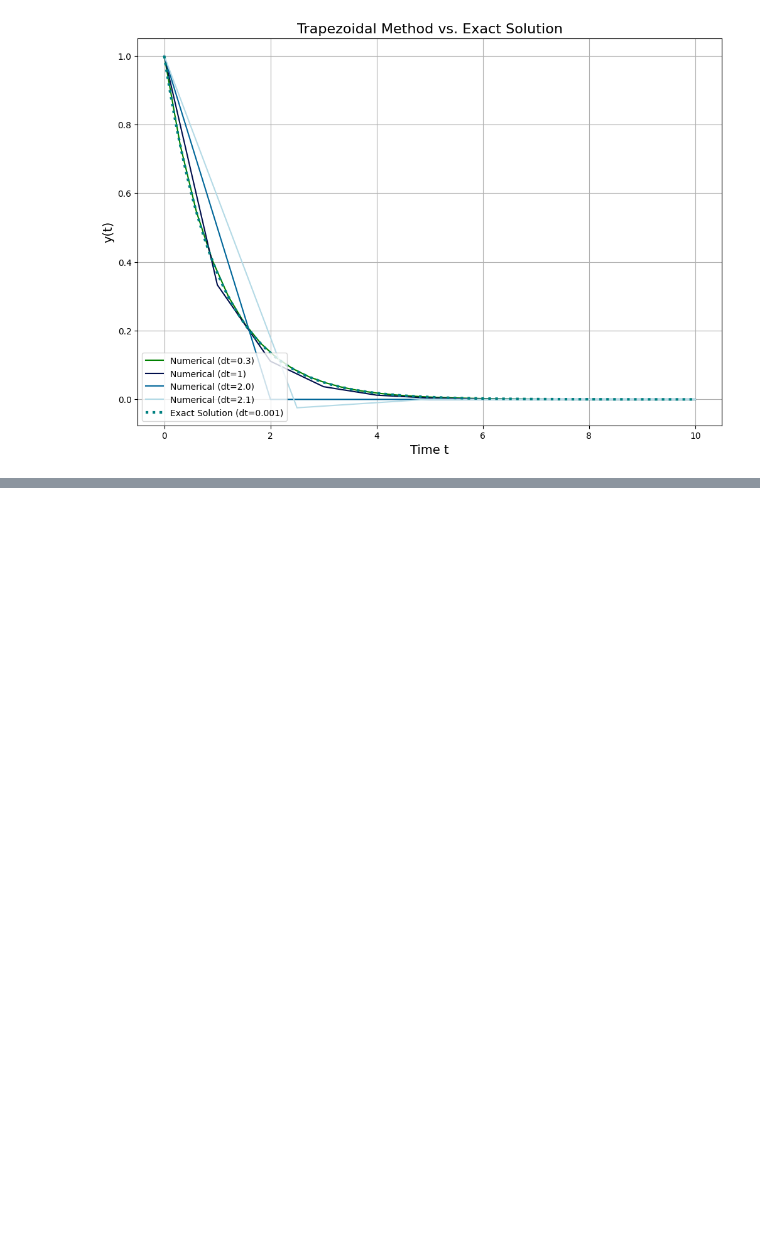
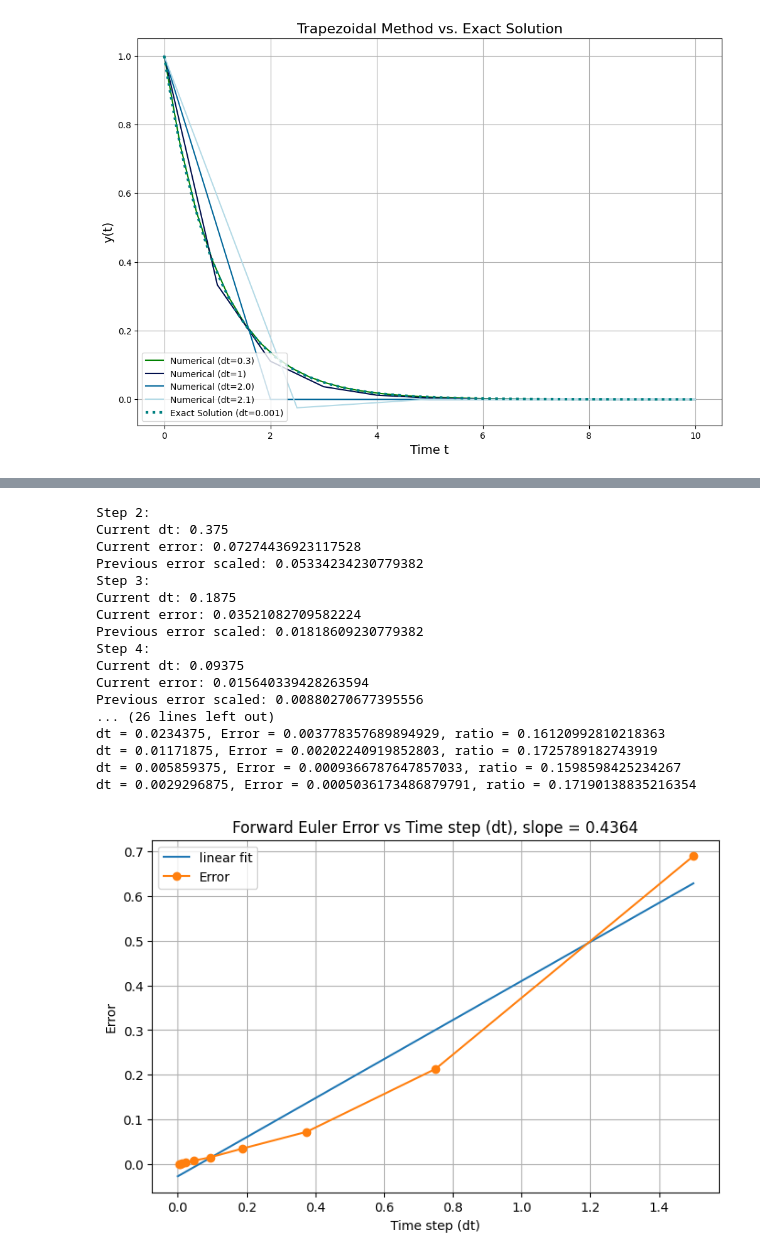
Before and after one commit to rx9933/COE-352, a Jupyter notebook: HW/hw3.ipynb, the cells around one changed output, grey strips where cells are left out. Saved outputs shown, nothing was run; the diff lists cells and outputs as text; code cells hidden in the pictures; blank space fills up the shorter version.

```diff
--- a/HW/hw3.ipynb
+++ b/HW/hw3.ipynb
@@ -173,0 +232,21 @@ dt = 0.04035360699999998, Error = 0.0011534314795865197, ratio = 0.7083160451783
+# %%
+plot_convergence(dt2_list, "forward_euler")
+# %% [output]
+Step 2:
+Current dt: 0.375
+Current error: 0.07274436923117528
+Previous error scaled: 0.05334234230779382
+Step 3:
+Current dt: 0.1875
+Current error: 0.03521082709582224
+Previous error scaled: 0.01818609230779382
+Step 4:
+Current dt: 0.09375
+Current error: 0.015640339428263594
+Previous error scaled: 0.00880270677395556
+... (26 lines left out)
+dt = 0.0234375, Error = 0.003778357689894929, ratio = 0.16120992810218363
+dt = 0.01171875, Error = 0.00202240919852803, ratio = 0.1725789182743919
+dt = 0.005859375, Error = 0.0009366787647857033, ratio = 0.1598598425234267
+dt = 0.0029296875, Error = 0.0005036173486879791, ratio = 0.17190138835216354
+[figure, added]
```
Also changed, not shown: parts of 13 cells of this notebook.
